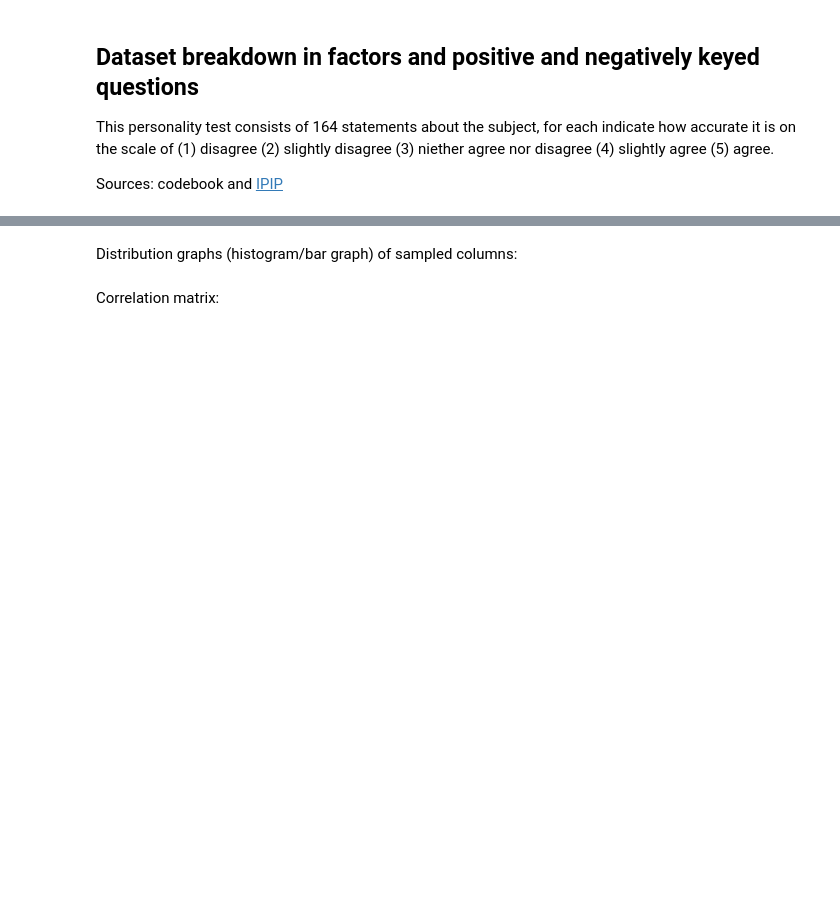
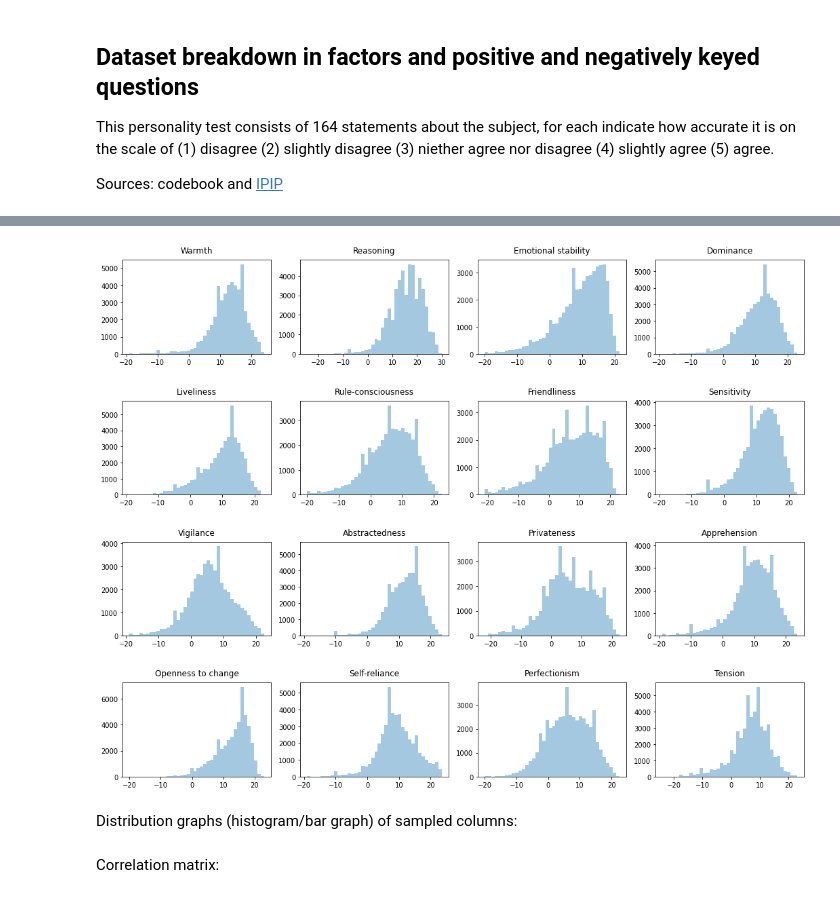
Before and after one commit to jmrr/personality-insights, a Jupyter notebook: 16_personality_factors/Cattell's 16 Personality Exploratory Analysis.ipynb, the cells around one changed output, grey strips where cells are left out. Saved outputs shown, nothing was run; the diff lists cells and outputs as text; code cells hidden in the pictures; blank space fills up the shorter version.

```diff
--- a/16_personality_factors/Cattell's 16 Personality Exploratory Analysis.ipynb
+++ b/16_personality_factors/Cattell's 16 Personality Exploratory Analysis.ipynb
@@ -118,0 +147,3 @@ negative_questions = [ # negative questions substracting to the trait
+# %%
+df = data.copy()
+df.describe()
@@ -118,0 +161,20 @@ negative_questions = [ # negative questions substracting to the trait
+# %%
+# Normalize according to semantic meaning
+df[positive_questions] = df[positive_questions].replace({0: -2.5, 1: -1.5, 3: 0.5, 4: 1.5, 5: 2.5})
+df[negative_questions] = df[negative_questions].replace({0: 2.5, 1: 1.5, 3: 0.5, 4: -1.5, 5: -2.5})
+# %%
+from string import ascii_uppercase
+
+traits = [ascii_uppercase[i] for i in range(16)]
+trait_labels = ["Warmth", "Reasoning", "Emotional stability", "Dominance",
+                "Liveliness", "Rule-consciousness", "Friendliness", "Sensitivity",
+                "Vigilance", "Abstractedness", "Privateness", "Apprehension",
+                "Openness to change", "Self-reliance", "Perfectionism", "Tension"]
+# %%
+# Histogram of traits:
+
+for trait in traits:
+    trait_cols = sorted([col for col in df.columns if trait in col])
+    df[trait] = df[trait_cols].sum(axis=1)
+
+df[traits].head()
@@ -119,2 +188,16 @@ negative_questions = [ # negative questions substracting to the trait
+# %%
+import seaborn as sns
+fig, axs = plt.subplots(ncols=4, nrows=4, figsize=(18,9))
+plt.subplots_adjust(left=None, bottom=None, right=None, top=1.3, wspace=None, hspace=0.5)
+row = -1
+for i, (trait, label) in enumerate(zip(traits, trait_labels)):
+    if not i % 4:
+        row += 1
+        col = 0
+    else:
+        col += 1
+    sns.distplot(df[trait], ax=axs[row][col], axlabel='', kde=False, bins=40).set_title(label, pad=10)
+# %% [output]
+[figure, added]
 # %% [markdown]
 Distribution graphs (histogram/bar graph) of sampled columns:
```
Also changed, not shown: parts of 16 cells of this notebook, 3 other files.
